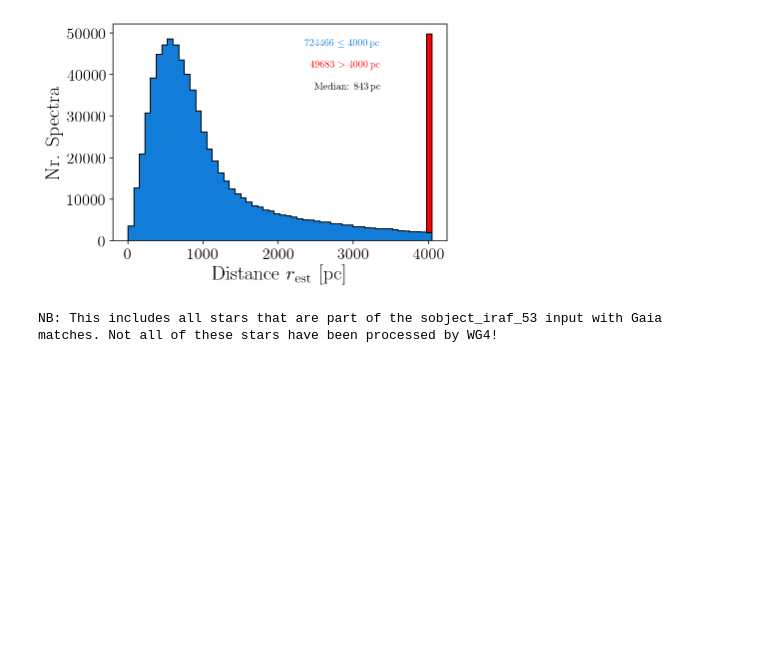
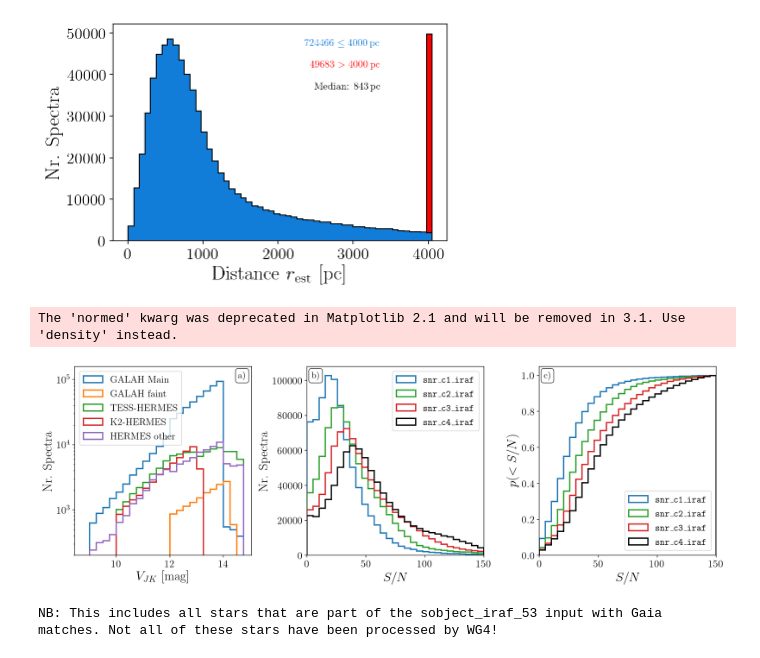
Before and after one commit to svenbuder/GALAH_DR3, a Jupyter notebook: input/galah_dr3_input.ipynb, the cells around one changed output. Cells and saved outputs as stored; diff of their text form; code cells hidden in the pictures; blank space fills up the shorter version.

```diff
--- a/input/galah_dr3_input.ipynb
+++ b/input/galah_dr3_input.ipynb
@@ -341,3 +371,82 @@ NB: This includes all stars that are part of the sobject_iraf_53 input with Gaia
+# %%
+def plot_V_JK_and_SNR():
+
+    def get_vjk():
+        return np.array(data['ks_m'] + 2.*(data['j_m']-data['ks_m']+0.14) + 0.382*np.exp((data['j_m']-data['ks_m']-0.2)/0.5))
+    v_jk = get_vjk()
+
+    f, (ax1, ax2, ax3) = plt.subplots(1,3,figsize=(15,5))
+
+    ax1.hist(
+        [
+            v_jk[(other & np.isfinite(data['ks_m']))],
+            v_jk[(tess & np.isfinite(data['ks_m']))],
+            v_jk[(k2 & np.isfinite(data['ks_m']))],
+            v_jk[(faint & np.isfinite(data['ks_m']))],
+            v_jk[(main & np.isfinite(data['ks_m']))]
+        ],
+        color=['C4','C3','C2','C1','C0'],
+        histtype='step',
+        lw=2,
+        bins=np.arange(8.75,15.0,0.25),
+        )
+    ax1.legend(['GALAH Main','GALAH faint','TESS-HERMES','K2-HERMES','HERMES other'],loc='upper left',fontsize=15)
+    ax2.hist(
+        [
+            data['snr_c4_iraf'],
+            data['snr_c3_iraf'],
+            data['snr_c2_iraf'],
+            data['snr_c1_iraf']
+        ],
+        color=['k','C3','C2','C0'],
+        histtype='step',
+        lw=2,
+        bins=np.linspace(0,150,30)
+        )
+    ax2.legend([r'$\texttt{snr\_c1\_iraf}$',r'$\texttt{snr\_c2\_iraf}$',r'$\texttt{snr\_c3\_iraf}$',r'$\texttt{snr\_c4\_iraf}$'],fontsize=15)
+
+    ax3.hist(
+        [
+            data['snr_c4_iraf'],
+            data['snr_c3_iraf'],
+            data['snr_c2_iraf'],
+            data['snr_c1_iraf']
+        ],
+        color=['k','C3','C2','C0'],
+        histtype='step',
+        cumulative=True,normed=True,
+        lw=2,
+        bins=np.linspace(0,150,30)
+        )
+    ax3.legend([r'$\texttt{snr\_c1\_iraf}$',r'$\texttt{snr\_c2\_iraf}$',r'$\texttt{snr\_c3\_iraf}$',r'$\texttt{snr\_c4\_iraf}$'],loc='lower right', fontsize=15)
+
+    ax1.set_yscale('log')
+    ax1.set_ylim(200.,10**5.2)
+    ax1.set_xlabel(r'$V_{JK}$ [mag]')
+    ax1.set_ylabel(r'Nr. Spectra')
+
+    ax2.set_xlim(0,150)
+    ax2.set_xlabel(r'$S/N$')
+    ax2.set_ylabel(r'Nr. Spectra')
+
+    ax3.set_xlim(0,150)
+    ax3.set_xlabel(r'$S/N$')
+    ax3.set_ylabel(r'$p(<S/N)$')
+
+    props = dict(boxstyle='round', facecolor='w', alpha=0.75)
+    ax1.text(1-0.075, 0.975, 'a)', transform=ax1.transAxes, fontsize=14,
+            verticalalignment='top', bbox=props)
+    ax2.text(0.025, 0.975, 'b)', transform=ax2.transAxes, fontsize=14,
+            verticalalignment='top', bbox=props)
+    ax3.text(0.025, 0.975, 'c)', transform=ax3.transAxes, fontsize=14,
+            verticalalignment='top', bbox=props)
+
+    plt.tight_layout()
+    plt.savefig('../dr3_release_paper/figures/hist_vjk_snr.png',dpi=200,bbox_inches='tight')
+plot_V_JK_and_SNR()
+# %% [output]
+The 'normed' kwarg was deprecated in Matplotlib 2.1 and will be removed in 3.1. Use 'density' instead.
+[figure, added]
 # %%
 def plot_l_b_colored():
     """
```
Also changed, not shown: parts of 2 cells of this notebook, 11 other files.
